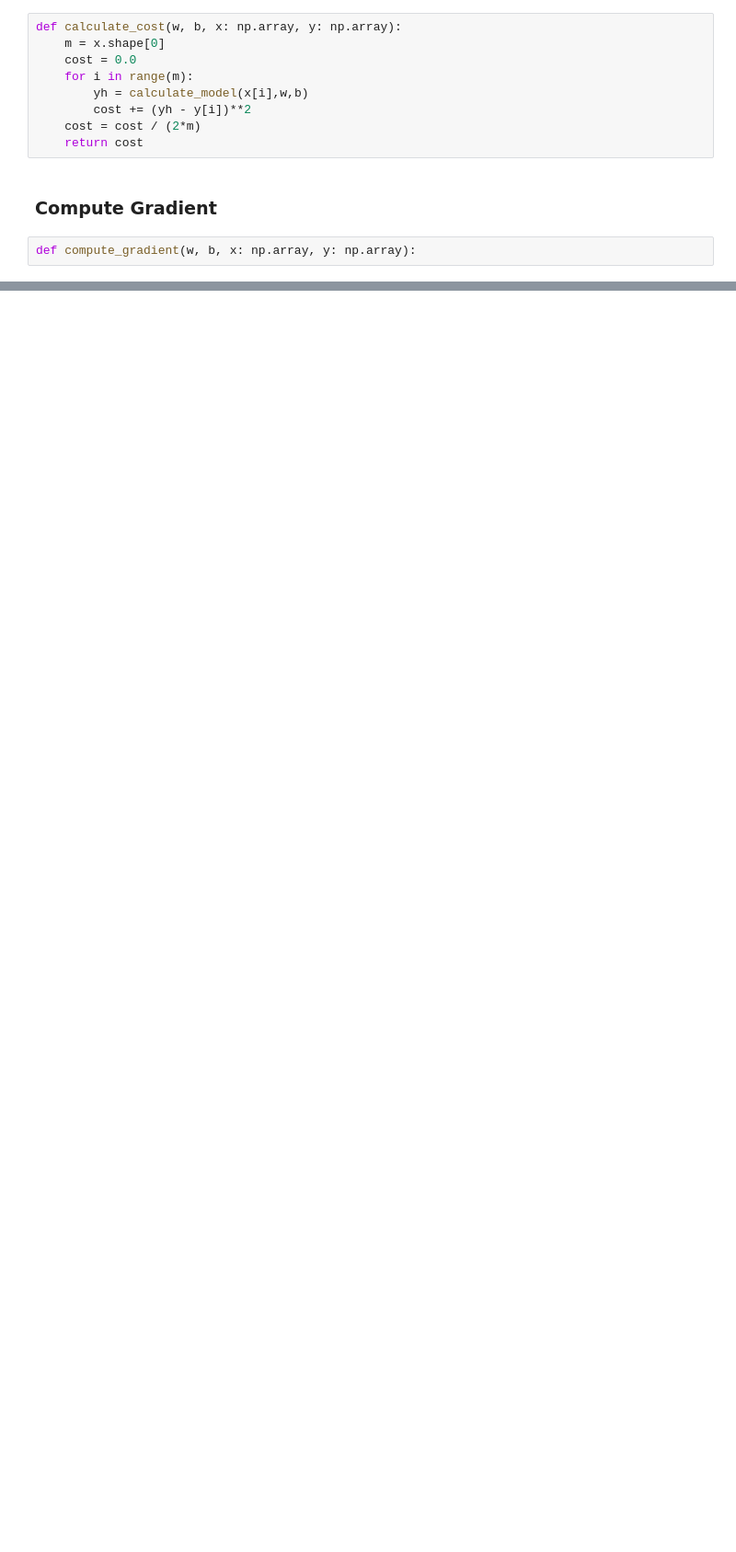
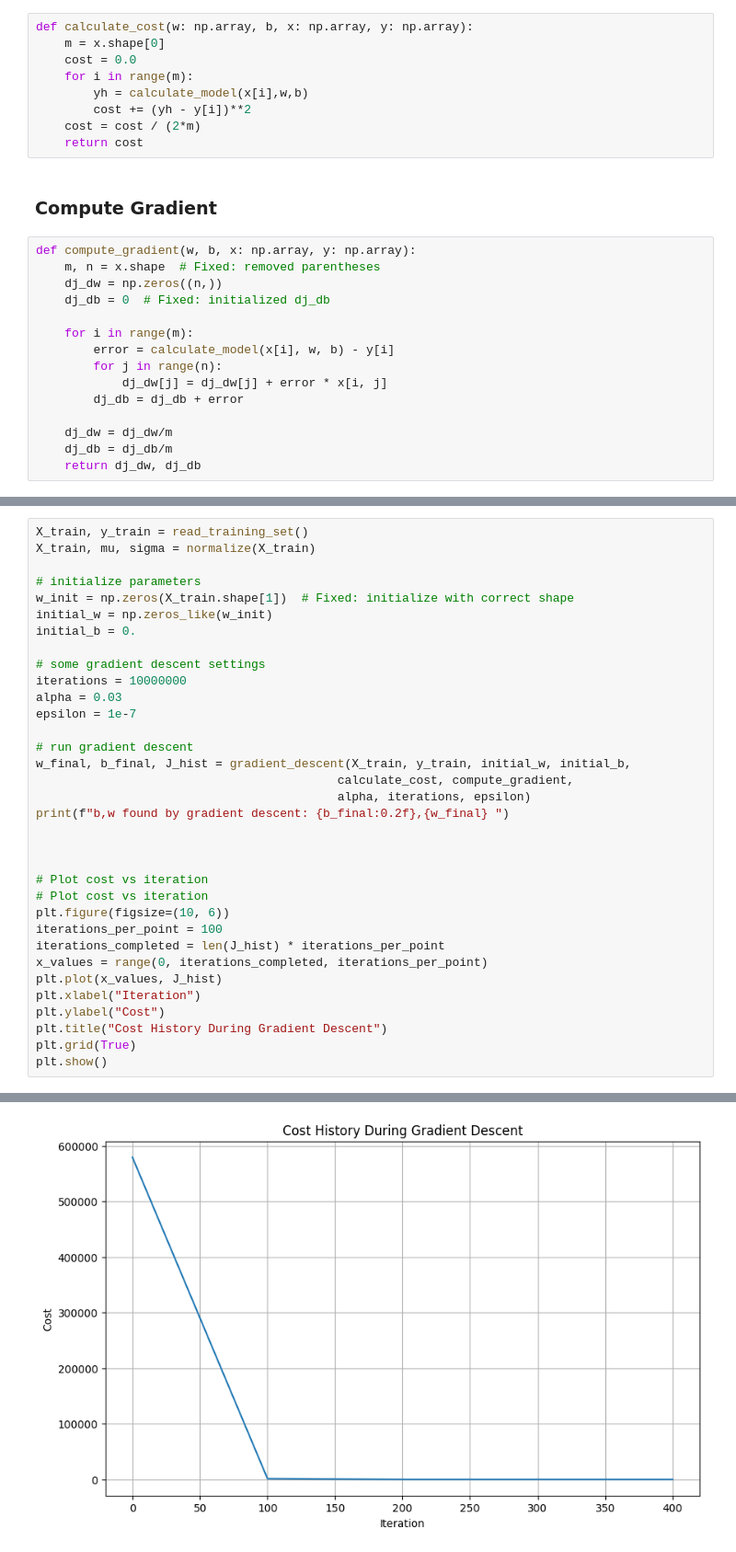
Before and after one commit to RedstPhillip/ML-Algorithms, a Jupyter notebook: linear-regression/LR_MultipleFeature.ipynb, the cells around one changed output, grey strips where cells are left out. Shown at 92% size. Saved outputs shown, nothing was run; the diff lists cells and outputs as text; blank space fills up the shorter version.

```diff
--- a/linear-regression/LR_MultipleFeature.ipynb
+++ b/linear-regression/LR_MultipleFeature.ipynb
@@ -17,7 +30,7 @@ def calculate_model(x, w, b):
 # %% [markdown]
 ### Cost function
 # %%
-def calculate_cost(w, b, x: np.array, y: np.array):
+def calculate_cost(w: np.array, b, x: np.array, y: np.array):
     m = x.shape[0]
     cost = 0.0
     for i in range(m):
@@ -29,3 +42,16 @@ def calculate_cost(w, b, x: np.array, y: np.array):
 ### Compute Gradient
 # %%
 def compute_gradient(w, b, x: np.array, y: np.array):
+    m, n = x.shape  # Fixed: removed parentheses
+    dj_dw = np.zeros((n,))
+    dj_db = 0  # Fixed: initialized dj_db
+
+    for i in range(m):
+        error = calculate_model(x[i], w, b) - y[i]
+        for j in range(n):
+            dj_dw[j] = dj_dw[j] + error * x[i, j]
+        dj_db = dj_db + error
+
+    dj_dw = dj_dw/m
+    dj_db = dj_db/m
+    return dj_dw, dj_db
@@ -31,0 +85,35 @@ def compute_gradient(w, b, x: np.array, y: np.array):
+# %%
+X_train, y_train = read_training_set()
+X_train, mu, sigma = normalize(X_train)
+
+# initialize parameters
+w_init = np.zeros(X_train.shape[1])  # Fixed: initialize with correct shape
+initial_w = np.zeros_like(w_init)
+initial_b = 0.
+
+# some gradient descent settings
+iterations = 10000000
+alpha = 0.03
+epsilon = 1e-7
+
+# run gradient descent
+w_final, b_final, J_hist = gradient_descent(X_train, y_train, initial_w, initial_b,
+                                          calculate_cost, compute_gradient,
+                                          alpha, iterations, epsilon)
+print(f"b,w found by gradient descent: {b_final:0.2f},{w_final} ")
+
+
+
+# Plot cost vs iteration
+# Plot cost vs iteration
+plt.figure(figsize=(10, 6))
+iterations_per_point = 100
+iterations_completed = len(J_hist) * iterations_per_point
+x_values = range(0, iterations_completed, iterations_per_point)
+plt.plot(x_values, J_hist)
+plt.xlabel("Iteration")
+plt.ylabel("Cost")
+plt.title("Cost History During Gradient Descent")
+plt.grid(True)
+plt.show()
+# %% [output]
@@ -31,0 +121 @@ def compute_gradient(w, b, x: np.array, y: np.array):
+[figure, added]
```
Also changed, not shown: parts of 7 cells of this notebook, 3 other files.
